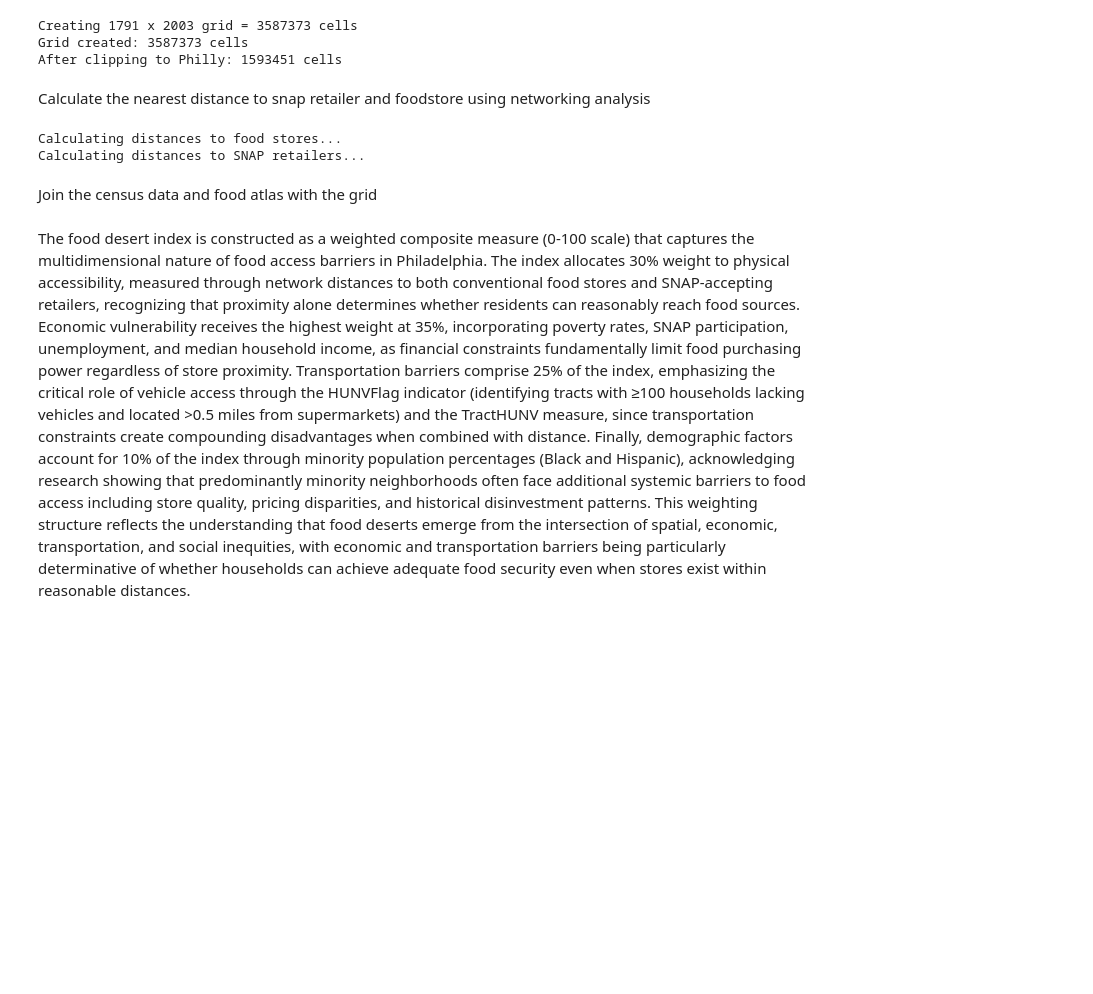
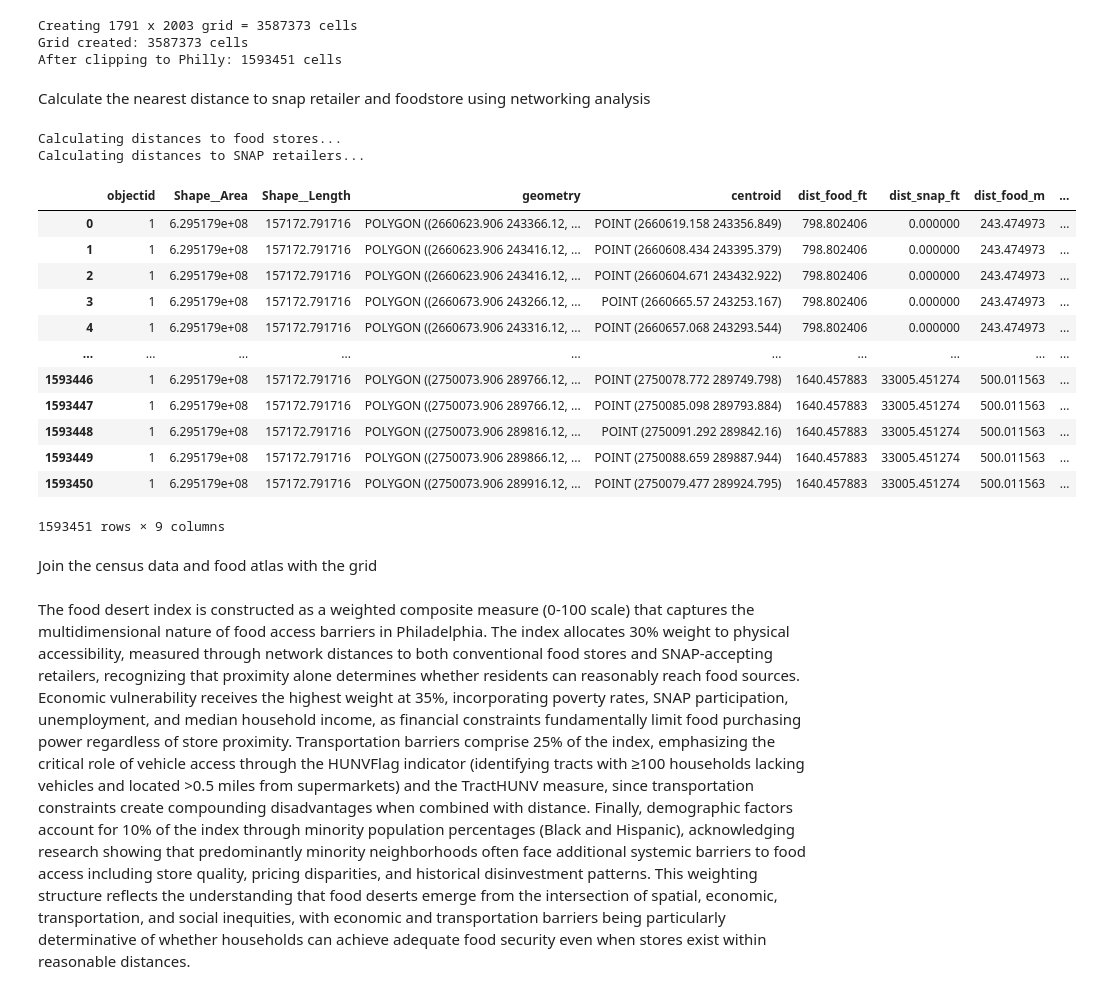
Before and after one commit to wenshaoting6-ui/MUSA-5500-Final-Project, a Jupyter notebook: Code.ipynb, the cells around one changed output. Saved outputs shown, nothing was run; the diff lists cells and outputs as text; code cells hidden in the pictures; blank space fills up the shorter version.

```diff
--- a/Code.ipynb
+++ b/Code.ipynb
@@ -246,32 +245,44 @@ snap_nodes = ox.distance.nearest_nodes(G,
 # %%
 import networkx as nx
 # Convert nearest nodes to Python lists
 food_nodes = food_nodes.tolist()
 snap_nodes = snap_nodes.tolist()
 centroid_nodes = centroid_nodes.tolist()
 
 print("Calculating distances to food stores...")
 food_dist_dict = nx.multi_source_dijkstra_path_length(G, food_nodes, weight='length')
 
 print("Calculating distances to SNAP retailers...")
 snap_dist_dict = nx.multi_source_dijkstra_path_length(G, snap_nodes, weight='length')
 
 # Map distances back to centroids
 centroids['dist_food_ft'] = [food_dist_dict.get(n, np.nan) for n in centroid_nodes]
 centroids['dist_snap_ft'] = [snap_dist_dict.get(n, np.nan) for n in centroid_nodes]
 
 # Convert to meters if desired
 centroids['dist_food_m'] = centroids['dist_food_ft'] * 0.3048
 centroids['dist_snap_m'] = centroids['dist_snap_ft'] * 0.3048
 
 grid['dist_food_ft'] = centroids['dist_food_ft'].values
 grid['dist_snap_ft'] = centroids['dist_snap_ft'].values
 grid['dist_food_m'] = centroids['dist_food_m'].values
 grid['dist_snap_m'] = centroids['dist_snap_m'].values
-grid
 # %% [output]
 Calculating distances to food stores...
 Calculating distances to SNAP retailers...
+|  | objectid | Shape__Area | Shape__Length | geometry | centroid | dist_food_ft | dist_snap_ft | dist_food_m | ... |
+| 0 | 1 | 6.295179e+08 | 157172.791716 | POLYGON ((2660623.906 243366.12, ... | POINT (2660619.158 243356.849) | 798.802406 | 0.000000 | 243.474973 | ... |
+| 1 | 1 | 6.295179e+08 | 157172.791716 | POLYGON ((2660623.906 243416.12, ... | POINT (2660608.434 243395.379) | 798.802406 | 0.000000 | 243.474973 | ... |
+| 2 | 1 | 6.295179e+08 | 157172.791716 | POLYGON ((2660623.906 243416.12, ... | POINT (2660604.671 243432.922) | 798.802406 | 0.000000 | 243.474973 | ... |
+| 3 | 1 | 6.295179e+08 | 157172.791716 | POLYGON ((2660673.906 243266.12, ... | POINT (2660665.57 243253.167) | 798.802406 | 0.000000 | 243.474973 | ... |
+| 4 | 1 | 6.295179e+08 | 157172.791716 | POLYGON ((2660673.906 243316.12, ... | POINT (2660657.068 243293.544) | 798.802406 | 0.000000 | 243.474973 | ... |
+| ... | ... | ... | ... | ... | ... | ... | ... | ... | ... |
+| 1593446 | 1 | 6.295179e+08 | 157172.791716 | POLYGON ((2750073.906 289766.12, ... | POINT (2750078.772 289749.798) | 1640.457883 | 33005.451274 | 500.011563 | ... |
+| 1593447 | 1 | 6.295179e+08 | 157172.791716 | POLYGON ((2750073.906 289766.12, ... | POINT (2750085.098 289793.884) | 1640.457883 | 33005.451274 | 500.011563 | ... |
+| 1593448 | 1 | 6.295179e+08 | 157172.791716 | POLYGON ((2750073.906 289816.12, ... | POINT (2750091.292 289842.16) | 1640.457883 | 33005.451274 | 500.011563 | ... |
+| 1593449 | 1 | 6.295179e+08 | 157172.791716 | POLYGON ((2750073.906 289866.12, ... | POINT (2750088.659 289887.944) | 1640.457883 | 33005.451274 | 500.011563 | ... |
+| 1593450 | 1 | 6.295179e+08 | 157172.791716 | POLYGON ((2750073.906 289916.12, ... | POINT (2750079.477 289924.795) | 1640.457883 | 33005.451274 | 500.011563 | ... |
+1593451 rows × 9 columns
 # %% [markdown]
 Join the census data and food atlas with the grid
 # %%
```
Also changed, not shown: parts of 4 cells of this notebook.
